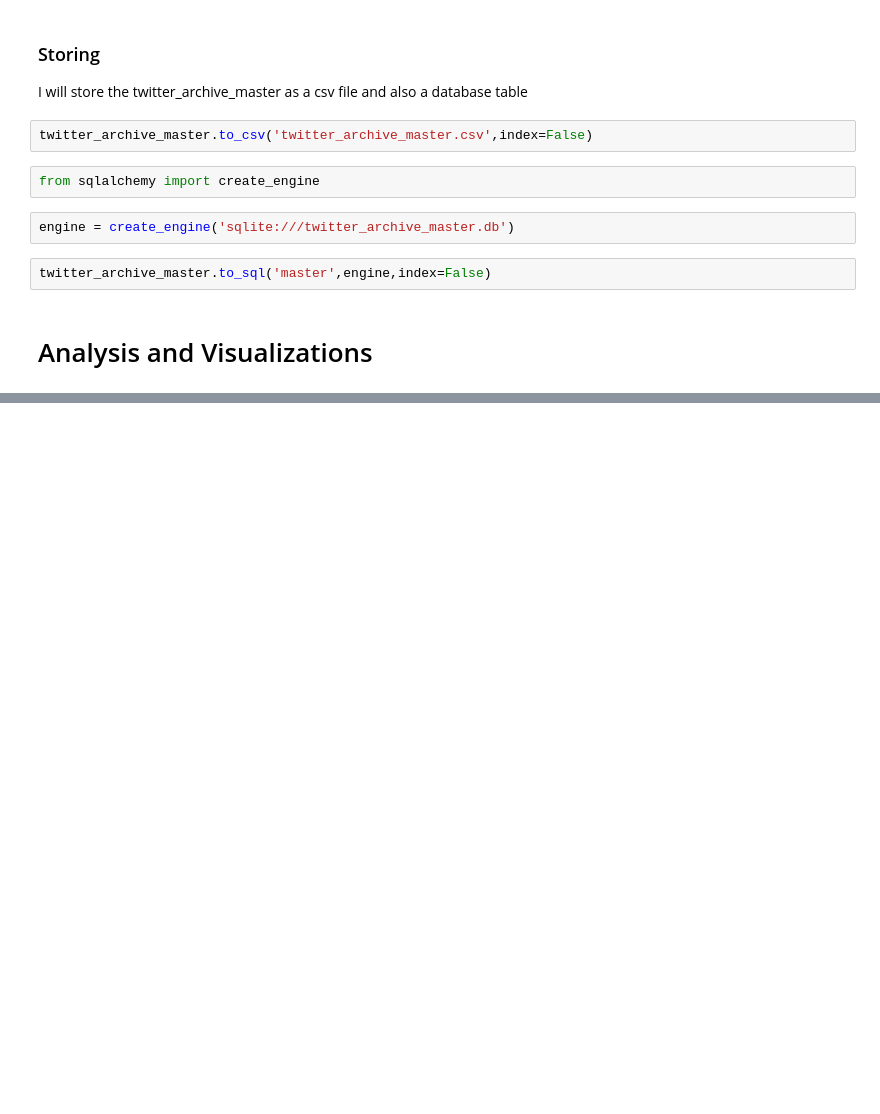
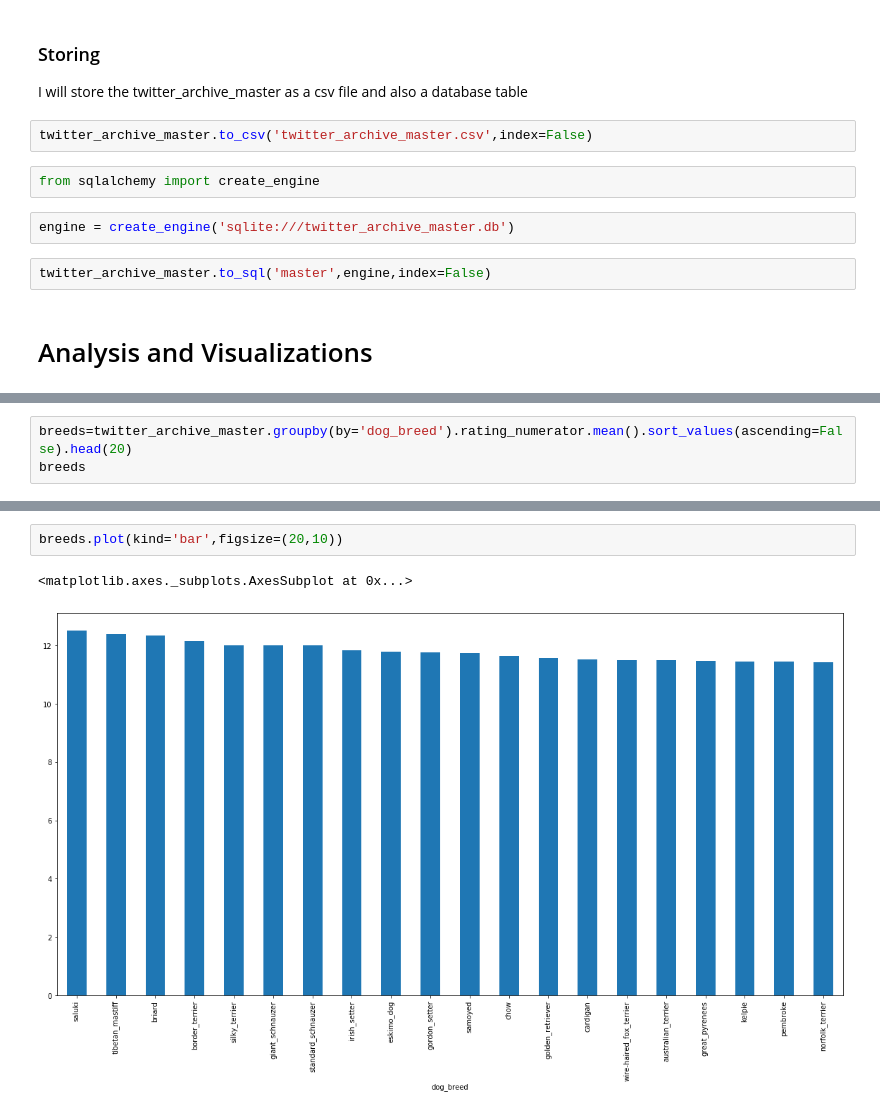
Before and after one commit to CherifArsanious/wrangle-and-analyze-data-project, a Jupyter notebook: wrangle_act.ipynb, the cells around one changed output, grey strips where cells are left out. Saved outputs shown, nothing was run; the diff lists cells and outputs as text; blank space fills up the shorter version.

```diff
--- a/wrangle_act.ipynb
+++ b/wrangle_act.ipynb
@@ -964,0 +958,3 @@ twitter_archive_master.plot(x='favorites',y='retweets',kind='scatter',figsize=(1
+# %%
+breeds=twitter_archive_master.groupby(by='dog_breed').rating_numerator.mean().sort_values(ascending=False).head(20)
+breeds
@@ -964,0 +979,5 @@ twitter_archive_master.plot(x='favorites',y='retweets',kind='scatter',figsize=(1
+# %%
+breeds.plot(kind='bar',figsize=(20,10))
+# %% [output]
+<matplotlib.axes._subplots.AxesSubplot at 0x...>
+[figure, added]
```
Also changed, not shown: parts of 10 cells of this notebook.
